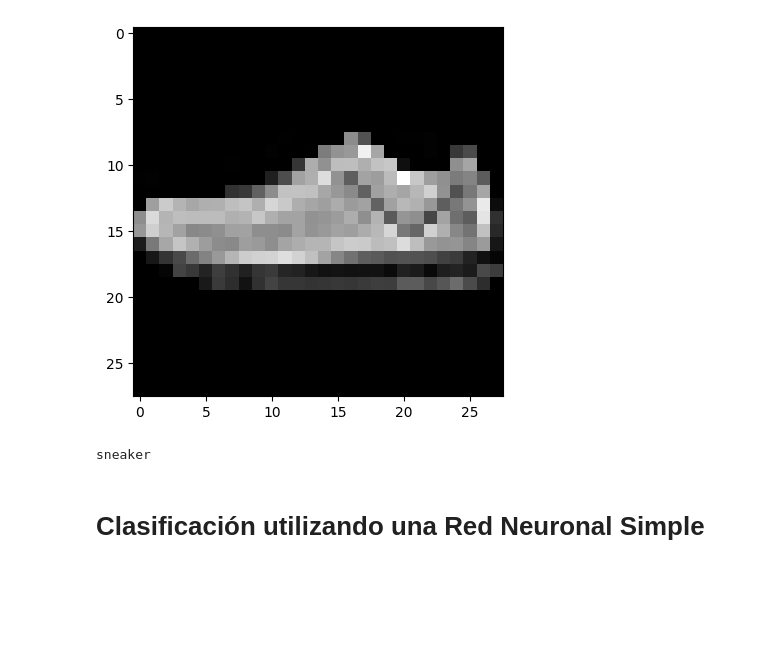
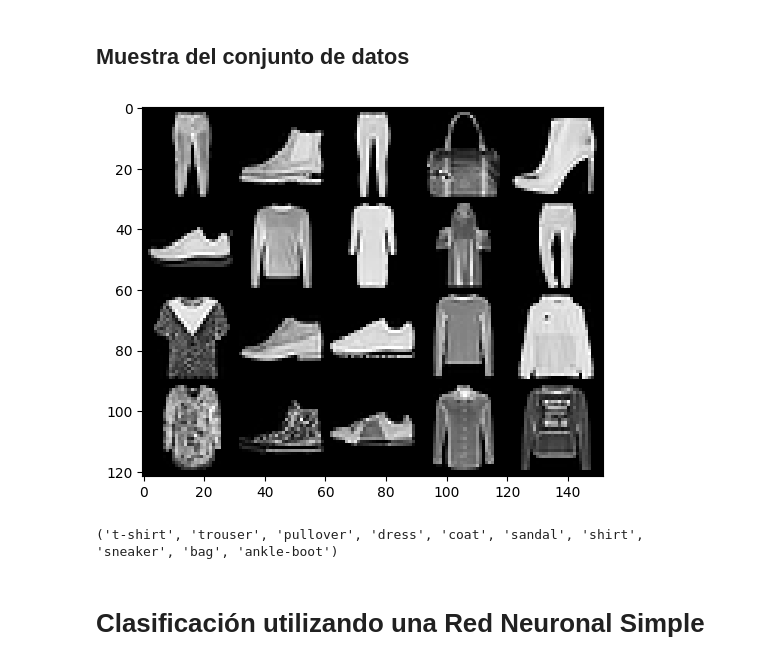
Before and after one commit to pepetonof/IC-ENC-2024, a Jupyter notebook: Tutorial-IC-NN-CNN.ipynb, the cells around one changed output. Cells and saved outputs as stored; diff of their text form; code cells hidden in the pictures; blank space fills up the shorter version.

```diff
--- a/Tutorial-IC-NN-CNN.ipynb
+++ b/Tutorial-IC-NN-CNN.ipynb
@@ -139,12 +17,45 @@ imshow(grid)
-# %%
-# Muestra un ejemplo de la imagen que compone el conjunto de datos
-idx=600
-grid=torchvision.utils.make_grid(train_images[idx,:,:,:])
-imshow(grid)
-print(classes[train_labels[idx]])
-# %% [output]
-[figure, removed]
-sneaker
+# %%
+import torch
+import torchvision
+import torchvision.transforms as transforms
+from torch.utils.data import random_split, DataLoader
+
+batch_size = 64
+validation_split = 0.2  # 20% para validación
+random_seed = 42
+
+transform = transforms.Compose([transforms.ToTensor(),
+                                #transforms.Normalize((0.5,), (0.5,))
+                                ])
+
+train_dataset = torchvision.datasets.FashionMNIST(root='./data', train=True, download=True, transform=transform)
+test_dataset = torchvision.datasets.FashionMNIST(root='./data', train=False, download=True, transform=transform)
+
+train_size = int((1 - validation_split) * len(train_dataset))
+validation_size = len(train_dataset) - train_size
+train_dataset, val_dataset = random_split(train_dataset, [train_size, validation_size], generator=torch.Generator().manual_seed(random_seed))
+
+train_loader = DataLoader(dataset=train_dataset, batch_size=batch_size, shuffle=True)
+val_loader = DataLoader(dataset=val_dataset, batch_size=batch_size, shuffle=False)
+test_loader = DataLoader(dataset=test_dataset, batch_size=batch_size, shuffle=False)
+
+classes = ('t-shirt', 'trouser', 'pullover', 'dress', 'coat', 'sandal', 'shirt', 'sneaker', 'bag', 'ankle-boot')
+# %% [markdown]
+## Muestra del conjunto de datos
+# %%
+def imshow(img):
+    npimg = img.numpy()
+    plt.imshow(np.transpose(npimg, (1, 2, 0)))
+    plt.show()
+
+img, _ = next(iter(train_loader))
+grid = torchvision.utils.make_grid(img[:20], nrow = 5, padding = 2)
+imshow(grid)
+
+print(classes)
+# %% [output]
+[figure, added]
+('t-shirt', 'trouser', 'pullover', 'dress', 'coat', 'sandal', 'shirt', 'sneaker', 'bag', 'ankle-boot')
 # %% [markdown]
 # Clasificación utilizando una Red Neuronal Simple
 # %%
```
Also changed, not shown: parts of 28 cells of this notebook.
